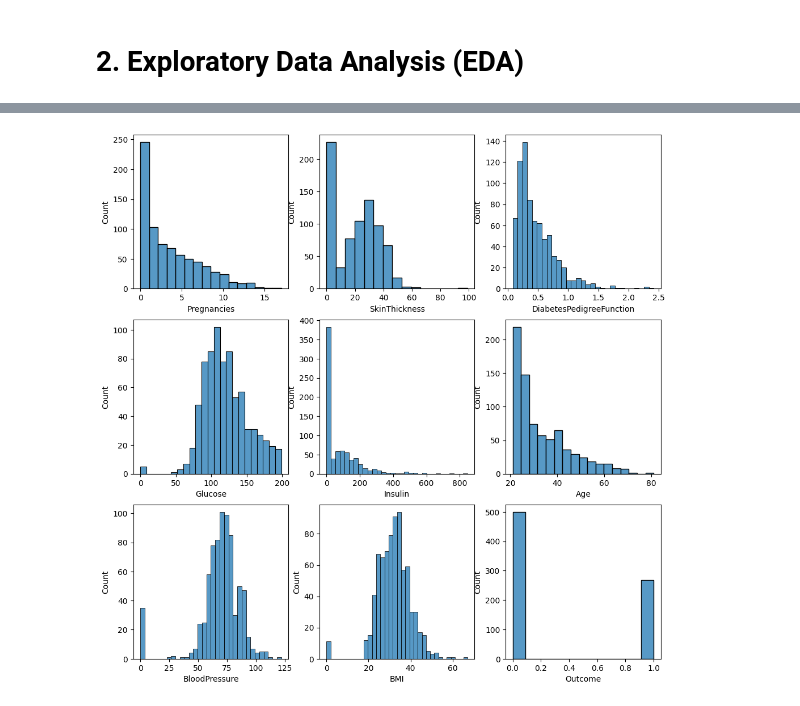
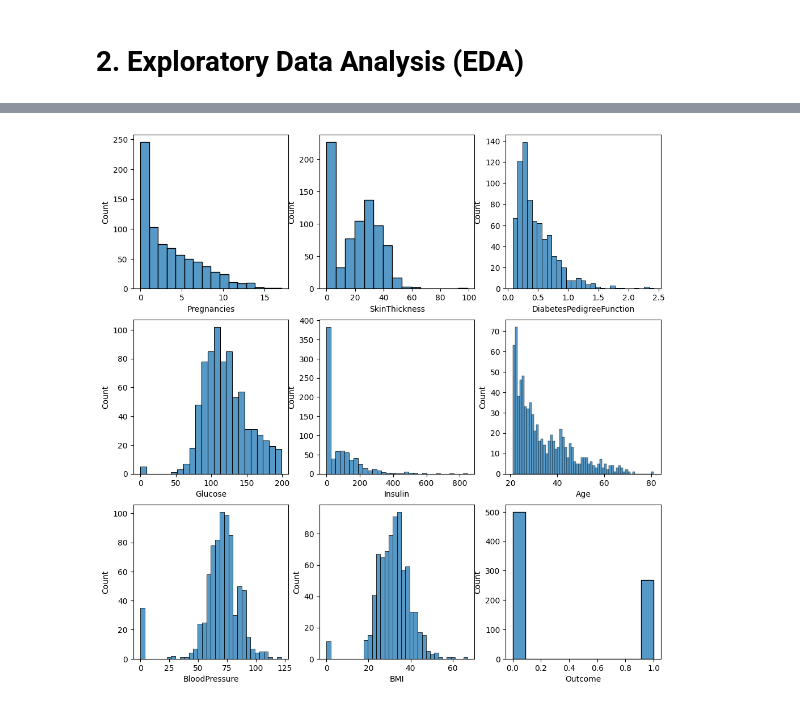
Before and after one commit to jared8thach/diabetes-ensemble, a Jupyter notebook: notebooks/diabetes-ensemble.ipynb, the cells around one changed output, grey strips where cells are left out. Drawn from its saved outputs; the diff is of its cells as text; code cells hidden in the pictures.

```diff
--- a/notebooks/diabetes-ensemble.ipynb
+++ b/notebooks/diabetes-ensemble.ipynb
@@ -73,17 +61,24 @@ sns.displot(data=df, x='Glucose')
 # %%
-def generate_figure(data: pd.DataFrame, x_dim, y_dim, figsize=(4,4)):
+def generate_figure(data: pd.DataFrame, x_dim, y_dim, figsize=(4,4), plot_type='histplot'):
     fig, axes = plt.subplots(y_dim, x_dim, figsize=figsize)
 
     r, c = 0, 0
     for col in data.columns:
-        sns.histplot(data=df, x=col, ax=axes[r,c])
+        if plot_type == 'histplot':
+            # add extra granularity for 'Age' column
+            if col == 'Age':
+                sns.histplot(data=df, x=col, ax=axes[r,c], binwidth=1)
+            else:
+                sns.histplot(data=df, x=col, ax=axes[r,c])
+        elif plot_type == 'boxplot':
+                sns.boxplot(data=df, x=col, ax=axes[r,c])
         r += 1
         if r > y_dim - 1:
             r = 0
             c += 1
 
     return fig, axes
 
-fig, axes = generate_figure(data=df, x_dim=3, y_dim=3, figsize=(12,12));
+fig1, axes1 = generate_figure(data=df, x_dim=3, y_dim=3, figsize=(12,12), plot_type='histplot');
 # %% [output]
-[figure, old version]
+[figure, new version]
```
Also changed, not shown: parts of 7 cells of this notebook.
